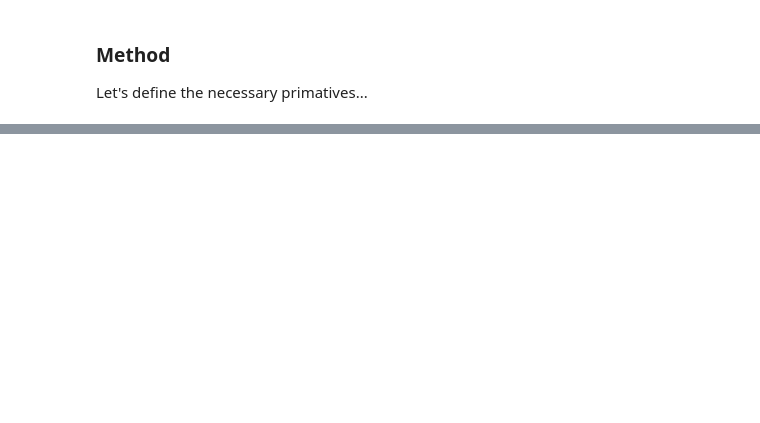
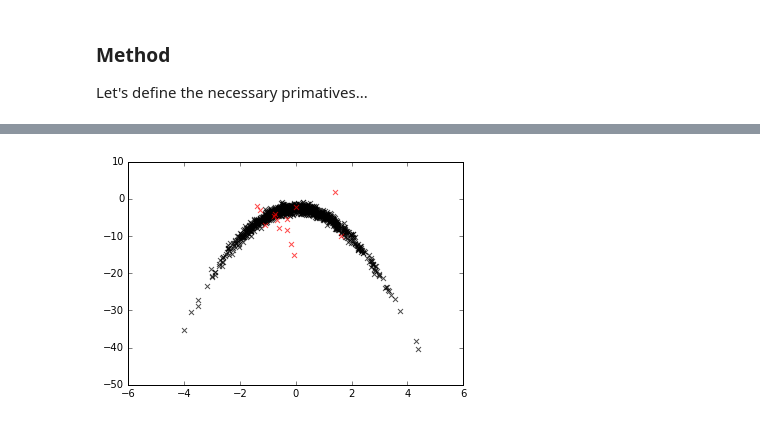
Before and after one commit to enalisnick/blog_sandbox, a Jupyter notebook: paper_summaries/Learning_Model_Reparametrizations.ipynb, the cells around one changed output, grey strips where cells are left out. Saved outputs shown, nothing was run; the diff lists cells and outputs as text; code cells hidden in the pictures; blank space fills up the shorter version.

```diff
--- a/paper_summaries/Learning_Model_Reparametrizations.ipynb
+++ b/paper_summaries/Learning_Model_Reparametrizations.ipynb
@@ -94,11 +94,11 @@ def run_MH(data, logModel_w_transform, model_params, reparam_params, e0, n_MCMC_
     for idx in range(n_MCMC_its):
         proposal = np.random.normal(loc=e0, size=(1,2))
 
-        ratio = np.exp(logModel_w_transform(data, reparam_params['mu'], reparam_params['logL'], e0, model_params['logSigma']) \
-                - logModel_w_transform(data, reparam_params['mu'], reparam_params['logL'], proposal, model_params['logSigma']))
-        correction = gaussPdf(e0, {'mu':proposal, 'sigma':1.}) / gaussPdf(proposal, {'mu':e0, 'sigma':1.})
+        log_ratio = logModel_w_transform(data, reparam_params['mu'], reparam_params['logL'], proposal, model_params['logSigma']) \
+                - logModel_w_transform(data, reparam_params['mu'], reparam_params['logL'], e0, model_params['logSigma'])
+        log_correction = np.sum(logGaussPdf(e0, {'mu':proposal, 'sigma':1.})) - np.sum(logGaussPdf(proposal, {'mu':e0, 'sigma':1.}))
 
-        accept_prob = np.minimum(1., ratio * correction)
+        accept_prob = np.minimum(1., np.exp(log_ratio + log_correction))
         uni_prob = np.random.uniform(low=0., high=1.)
 
         if uni_prob <= accept_prob:
@@ -109,10 +109,10 @@ def run_MH(data, logModel_w_transform, model_params, reparam_params, e0, n_MCMC_
 # %%
 def run_implicitMCMC_VI(data, model_params, reparam_params, lr=.001, n_epochs=100, n_MCMC_its=100):
 
-    adam_values = [{'mu':{'mean': 0., 'var': 0., 't': 0},
+    adam_values = {'mu':{'mean': 0., 'var': 0., 't': 0},
                     'logL':{'mean': 0., 'var': 0., 't': 0},
                     'logSigma':{'mean': 0., 'var': 0., 't': 0},
-                   }]
+                   }
 
     for it_idx in range(n_epochs):
 
@@ -123,11 +123,11 @@ def run_implicitMCMC_VI(data, model_params, reparam_params, lr=.001, n_epochs=10
         grad_mu = 0.
         grad_logL = 0.
         for e in e_samples:
-            grad_mu += dLogModelWithTransform_dMu(reparam_params['mu'], data, model_params['logSigma'], e)
-            grad_logL += dLogModelWithTransform_dL(reparam_params['logL'], data, model_params['logSigma'], e)
+            grad_mu += dLogModelWithTransform_dMu(reparam_params['mu'], data, reparam_params['logL'], e, model_params['logSigma']) / len(e_samples)
+            grad_logL += dLogModelWithTransform_dLogL(reparam_params['logL'], data, reparam_params['mu'], e, model_params['logSigma']) / len(e_samples)
 
         reparam_params['mu'] += get_AdaM_update(lr, grad_mu/len(e_samples), adam_values['mu'])
-        reparam_params['logL'] += np.tril( get_AdaM_update(lr, grad_logL/len(e_samples), adam_values['logL']) )
+        reparam_params['logL'] += np.tril( get_AdaM_update(lr, grad_logL, adam_values['logL']) )
 
         # update model params
         e0 = np.random.normal(size=(1,2))
@@ -136,12 +136,16 @@ def run_implicitMCMC_VI(data, model_params, reparam_params, lr=.001, n_epochs=10
 
         grad_logSig = 0.
         for theta in thetas:
-            grad_logSig += dLogModel_dLogSigma(model_params['logSigma'], data, theta)
+            grad_logSig += dLogModel_dLogSigma(model_params['logSigma'], data, theta) / len(thetas)
 
-        model_params['logSigma'] += get_AdaM_update(lr, grad_logSig/len(thetas), adam_values['logSigma'])
+        model_params['logSigma'] += get_AdaM_update(lr, grad_logSig, adam_values['logSigma'])
+
+        # check data likelihood
+        print "Epoch #%d, LL: %.4f" %(it_idx, np.mean([logModel(data, theta, model_params['logSigma']) for theta in thetas]))
 
     # get one more round of samples
-    final_e_samples = run_MH(data, modelWithTransform, reparam_params, proposal, e0, n_MCMC_its)
+    e0 = e_samples[-1]
+    final_e_samples = run_MH(data, logModel_w_transform, model_params, reparam_params, e0, n_MCMC_its)
 
     return model_params, reparam_params, final_e_samples
 # %%
@@ -150,12 +154,12 @@ model_params = {'logSigma': np.zeros((1,2))}
 reparam_params = {'logL': np.eye(2), 'mu': np.zeros((1,2))}
 
 
-maxEpochs = 50
-learning_rate = .01
+maxEpochs = 25
+learning_rate = .1
 
 model_params, reparam_params, final_e_samples = run_implicitMCMC_VI(data, model_params, reparam_params, \
                                                                     lr=learning_rate, n_epochs=maxEpochs,\
-                                                                    n_MCMC_its=100)
+                                                                    n_MCMC_its=1000)
 
-final_theta_samples = np.array([reparam_params['mu'] + np.dot(e, np.exp(reparam_params['logL'])) for e in final_e_samples])
+final_theta_samples = [reparam_params['mu'] + np.dot(e, np.exp(reparam_params['logL'])) for e in final_e_samples]
 # %% [output]
@@ -163,7 +183,11 @@ ZeroDivisionError: float division by zero
 # %%
+x_samples = np.array([theta + np.random.normal(size=(1,2))*np.exp(model_params['logSigma']) for theta in final_theta_samples])[:,0,:]
+
 plt.scatter(data[:,0], data[:,1], marker='x', s=25, c='k', alpha=.7)
-plt.scatter(final_theta_samples[:,0], final_theta_samples[:,1], marker='x', s=25, c='r', alpha=.7)
+plt.scatter(x_samples[:,0], x_samples[:,1], marker='x', s=25, c='r', alpha=.7)
 
-plt.xlim([plot_x_lim[0], plot_x_lim[1]])
-plt.ylim([plot_y_lim[0], plot_y_lim[1]])
+#plt.xlim([plot_x_lim[0], plot_x_lim[1]])
+#plt.ylim([plot_y_lim[0], plot_y_lim[1]])
 plt.show()
+# %% [output]
+[figure, added]
```
Also changed, not shown: parts of 5 cells of this notebook.
